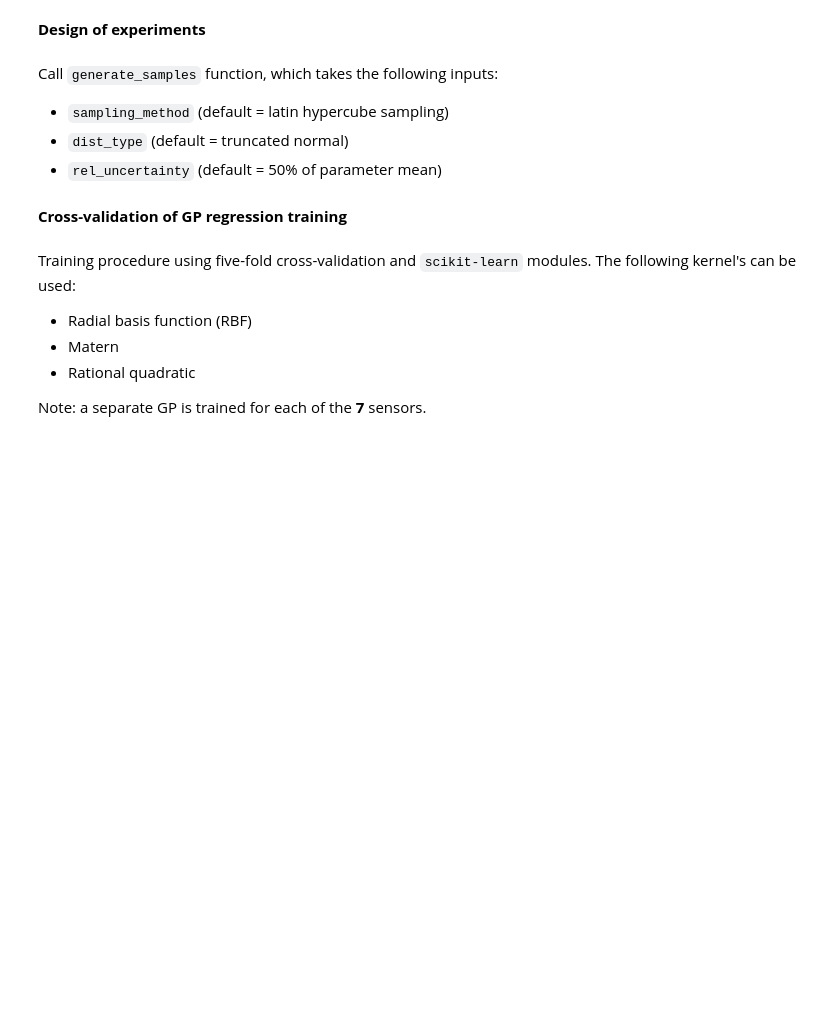
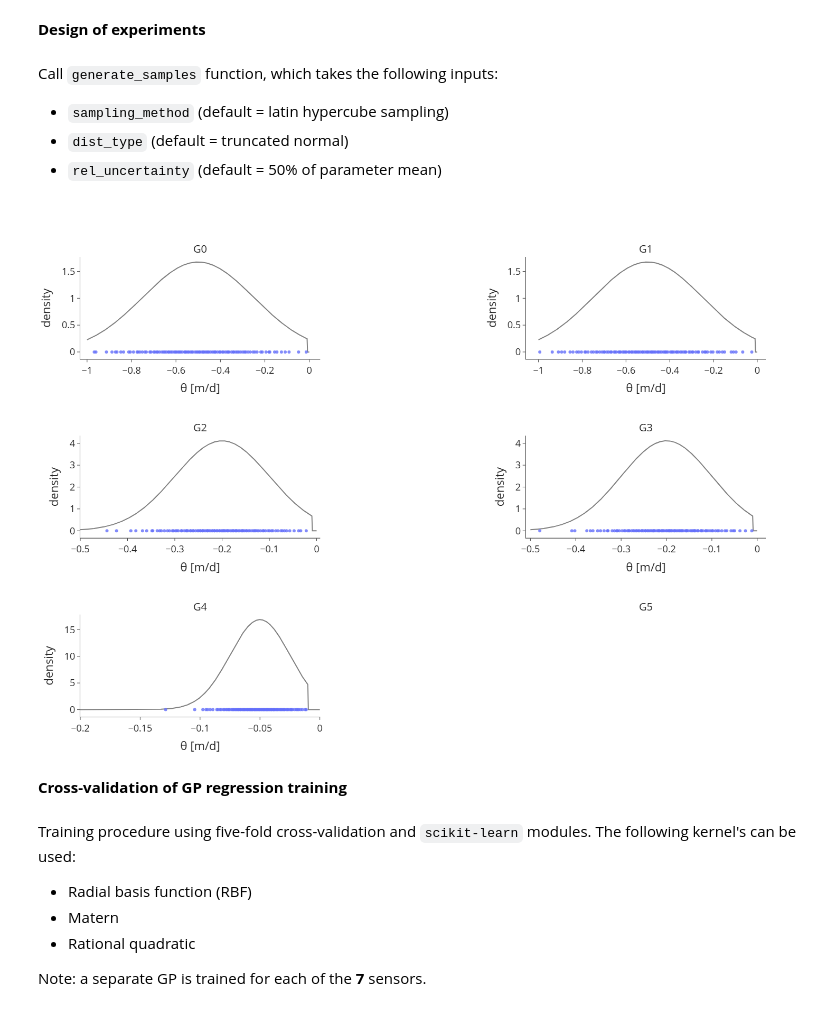
Before and after one commit to bradleywjenks/bayesian-wq-calibration, a Jupyter notebook: notebooks/04-GP-surrogate-modelling.ipynb, the cells around one changed output. Cells and saved outputs as stored; diff of their text form; code cells hidden in the pictures; blank space fills up the shorter version.

Commit message:
minor plotting updates

```diff
--- a/notebooks/04-GP-surrogate-modelling.ipynb
+++ b/notebooks/04-GP-surrogate-modelling.ipynb
@@ -30,7 +30,7 @@ model_dir.mkdir(parents=True, exist_ok=True)
 # %% [markdown]
 Load operational data for selected sensing period.
 # %%
-data_period = 16 # 20 calibration events (as at 30 October 2024)
+data_period = 18 # 20 calibration events (as at 30 October 2024)
 wq_sensors_used = 'kiosk + hydrant' # 'kiosk only', 'kiosk + hydrant'
 demand_resolution = 'wwmd' # 'dma', 'wwmd'
 try:
@@ -87,7 +87,8 @@ grouping_data = {
     'material-age-velocity': {
         'param_group': ['G0', 'G1', 'G2', 'G3', 'G4', 'G5'],
         'param_bounds': [(-1.0, -0.01), (-1.0, -0.01), (-0.5, -0.01), (-0.5, -0.01), (-0.2, -0.01)],
-        'param_mean': ga_results
+        # 'param_mean': ga_results
+        'param_mean': [-0.5, -0.5, -0.2, -0.2, -0.05]
     }
 }
 
@@ -136,6 +137,13 @@ Call `generate_samples` function, which takes the following inputs:
 - `sampling_method` (default = latin hypercube sampling)
 - `dist_type` (default = truncated normal)
 - `rel_uncertainty` (default = 50% of parameter mean)
+# %%
+n_samples_idx = 3
+n_samples = [10, 25, 50, 100, 200]
+
+X = generate_samples(param_mean, param_bounds, param_group, n_samples[n_samples_idx], sampling_method='lhs', dist_type='truncated normal', rel_uncertainty=0.5, plot=True)
+# %% [output]
+[figure, added]
 # %%
 n_samples_idx = 3
 n_samples = [10, 25, 50, 100, 200]
```
Also changed, not shown: parts of 1 cell of this notebook, 6 other files.
